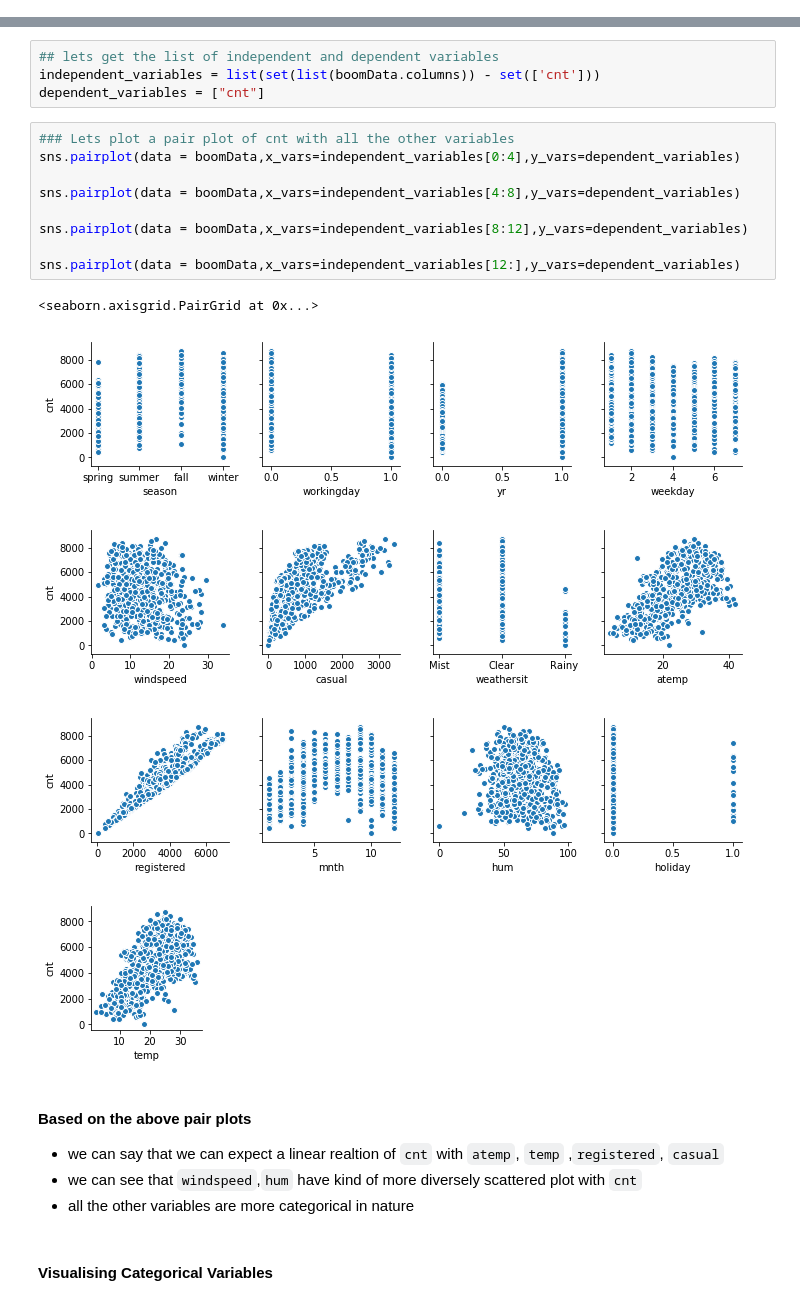
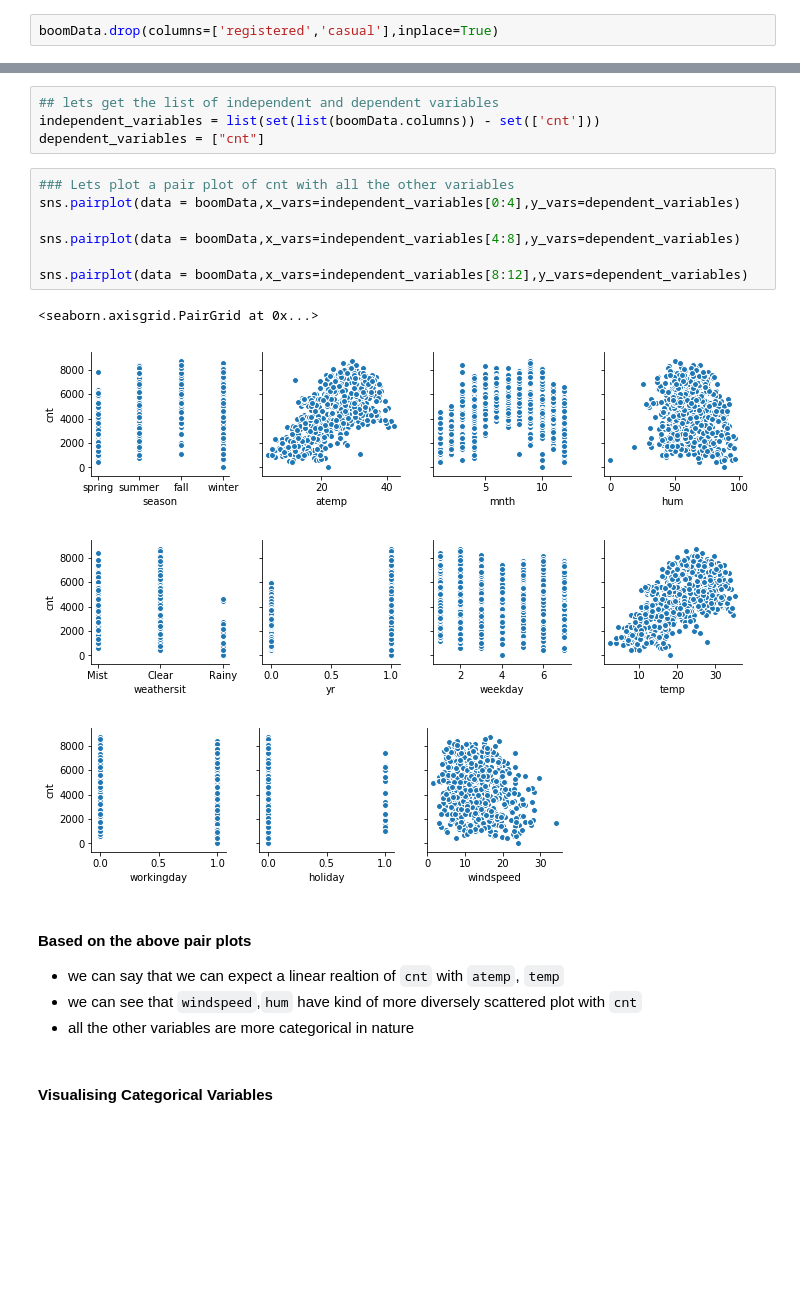
Before and after one commit to sameerg07/BoomBikes, a Jupyter notebook: BoomBikes.ipynb, the cells around one changed output, grey strips where cells are left out. Saved outputs shown, nothing was run; the diff lists cells and outputs as text; blank space fills up the shorter version.

````diff
--- a/BoomBikes.ipynb
+++ b/BoomBikes.ipynb
@@ -117,3 +126,5 @@ boomData.head(10)
+# %%
+boomData.drop(columns=['registered','casual'],inplace=True)
 # %% [markdown]
 If we look at the description of the ```season``` and ```weathersit```, though they are numbers, they are actually categorical in nature. So, lets convert them to strings in order to get more sense to data
 # %%
@@ -252,21 +275,18 @@ dependent_variables = ["cnt"]
 # %%
 ### Lets plot a pair plot of cnt with all the other variables
 sns.pairplot(data = boomData,x_vars=independent_variables[0:4],y_vars=dependent_variables)
 
 sns.pairplot(data = boomData,x_vars=independent_variables[4:8],y_vars=dependent_variables)
 
 sns.pairplot(data = boomData,x_vars=independent_variables[8:12],y_vars=dependent_variables)
-
-sns.pairplot(data = boomData,x_vars=independent_variables[12:],y_vars=dependent_variables)
 # %% [output]
 <seaborn.axisgrid.PairGrid at 0x...>
-[figure, old version]
+[figure, new version]
-[figure, old version]
+[figure, new version]
-[figure, old version]
+[figure, new version]
-[figure, removed]
 # %% [markdown]
 #### Based on the above pair plots
-- we can say that we can expect a linear realtion of ```cnt``` with ```atemp```,  ```temp``` ,```registered```, ```casual```
+- we can say that we can expect a linear realtion of ```cnt``` with ```atemp```,  ```temp```
 - we can see that ```windspeed```,```hum``` have kind of more diversely scattered plot with ```cnt```
 - all the other variables are more categorical in nature
 # %% [markdown]
````
Also changed, not shown: parts of 123 cells of this notebook, 8 other files.
